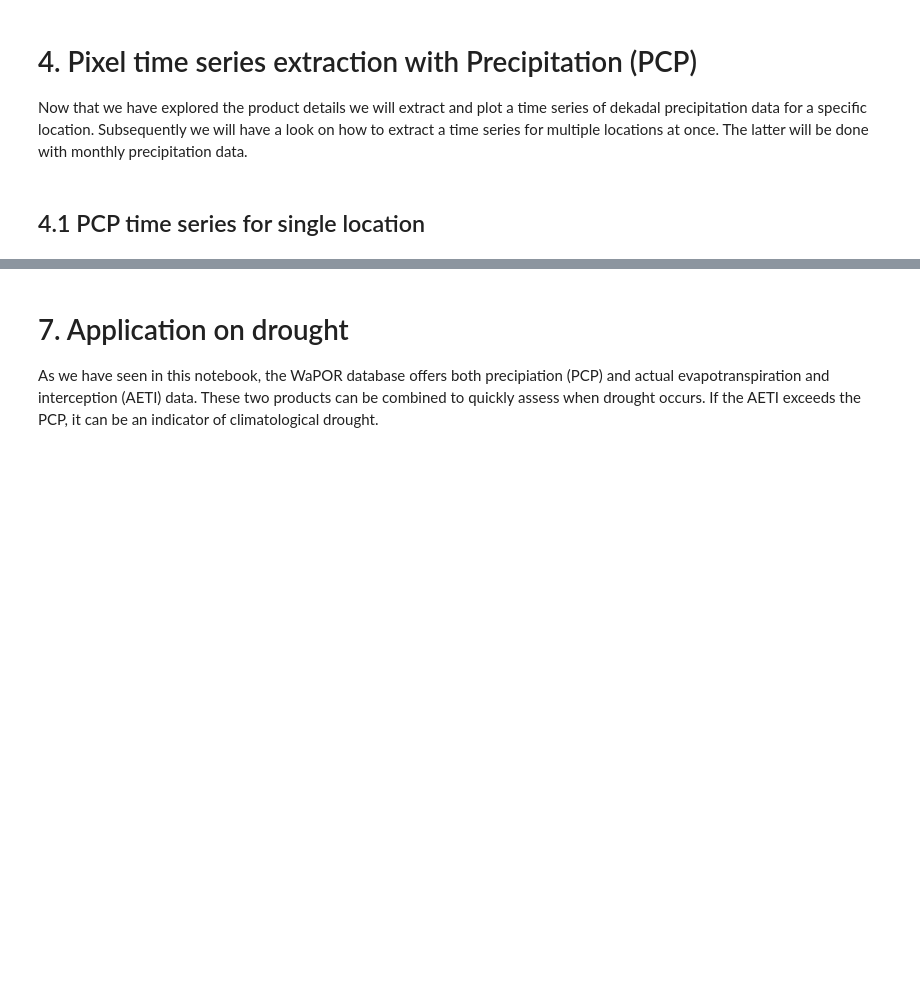
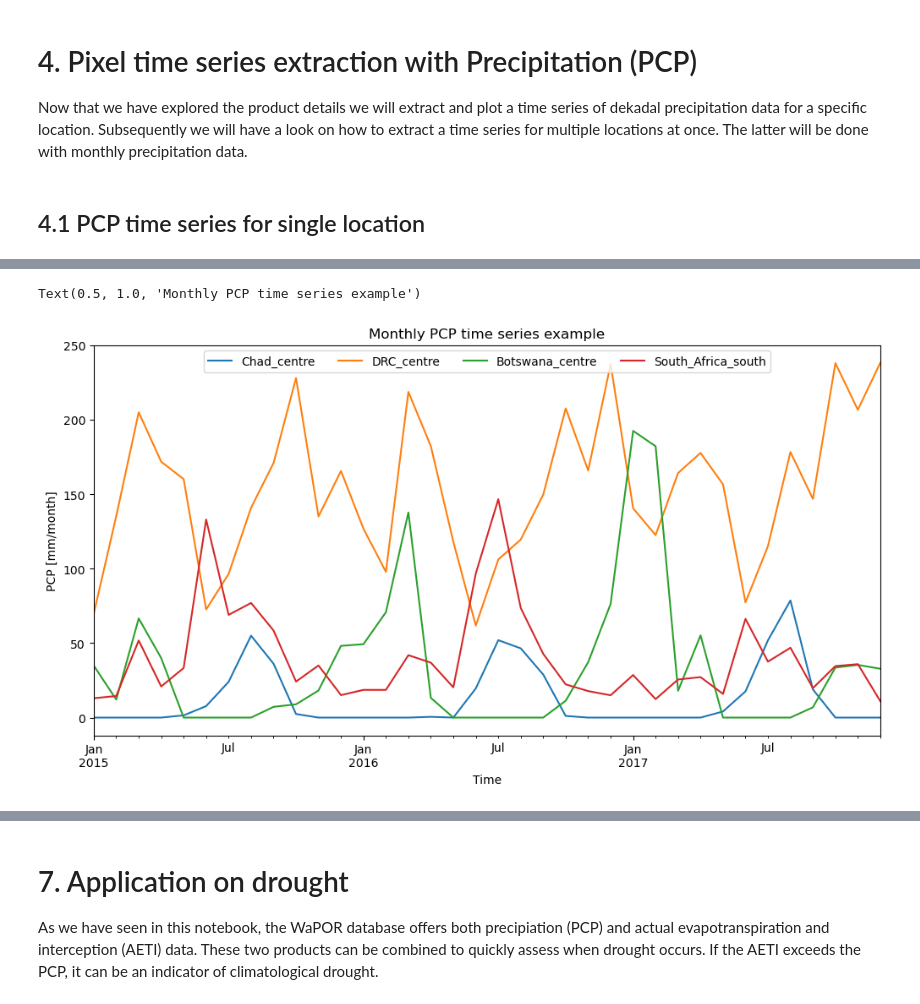
Before and after one commit to EOAfrica/TM_6-2_Information, a Jupyter notebook: Ex_6.2.3_WaPOR/WaPOR.ipynb, the cells around one changed output, grey strips where cells are left out. Cells and saved outputs as stored; diff of their text form; code cells hidden in the pictures; blank space fills up the shorter version.

```diff
--- a/Ex_6.2.3_WaPOR/WaPOR.ipynb
+++ b/Ex_6.2.3_WaPOR/WaPOR.ipynb
@@ -880,0 +367,17 @@ RUNNING {'downloadUrl': 'https://io.apps.fao.org/gismgr/download/5d9b50e1-6c97-4
+# %%
+# Define the locations of interest
+points_dict = {'Chad_centre': [14.756,18.851],
+               'DRC_centre':[-1.9541,22.0243],
+               'Botswana_centre':[-22.312,24.740],
+               'South_Africa_south': [-34.459,19.838]}
+crs = 4326  # lat/lon
+# For this example we are going to look at the monthly precipitation
+product_code = "L1_PCP_M"
+workspace = 'WAPOR_2'
+start_date = '2015-01-01'
+end_date = '2018-01-01'
+
+output = get_pixel_timeseries(workspace, product_code,
+                              points_dict, crs,
+                              start_date, end_date)
+output.head()
@@ -880,0 +404,12 @@ RUNNING {'downloadUrl': 'https://io.apps.fao.org/gismgr/download/5d9b50e1-6c97-4
+# %%
+# Plot all time series and interpret the outcomes:
+# Are there big differences amongst the locations? And can you explain them?
+
+figs, ax = plt.subplots(1, figsize=(12, 6))
+output.plot(ax=ax)
+ax.set_ylabel('PCP [mm/month]')
+ax.legend(loc='upper center', ncol=5)
+ax.set_title('Monthly PCP time series example')
+# %% [output]
+Text(0.5, 1.0, 'Monthly PCP time series example')
+[figure, added]
```
Also changed, not shown: parts of 104 cells of this notebook, 2 other files.
